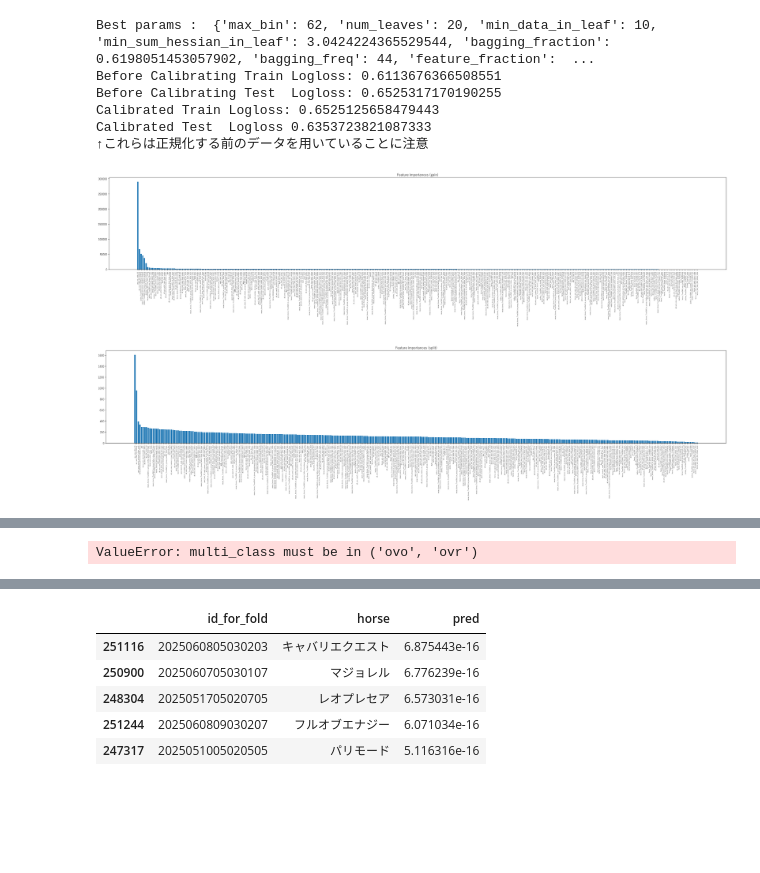
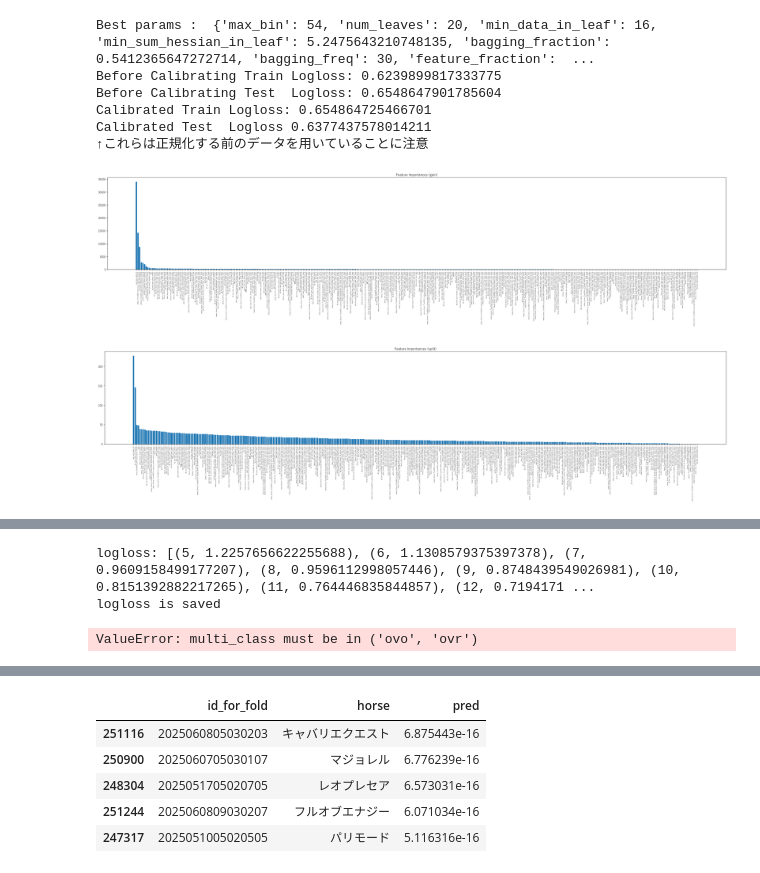
Before and after one commit to NaganagaKen/HORSE_RACING, a Jupyter notebook: Notebook/JV_eda.ipynb, the cells around one changed output, grey strips where cells are left out. Drawn from its saved outputs; the diff is of its cells as text; code cells hidden in the pictures; blank space fills up the shorter version.

```diff
--- a/Notebook/JV_eda.ipynb
+++ b/Notebook/JV_eda.ipynb
@@ -114,6 +95,6 @@ df4[feature_col2].tail()
 | 252409 | -1.741874 | -1.507557 | 牡 | 1.618741 | 1.293472 | 1.137909 | -0.945454 | over4 | 1.390688 | ... |
 | 252410 | 0.757337 | 0.904534 | 牡 | -0.924995 | -0.230977 | -1.544306 | -0.493280 | 3 | -1.560418 | ... |
 # %%
-memo = "revise binary -> multiclass. n_rials=100."
-model, df_pred = model_tuner_multi.multi_lightGBM(df4, feature_col2, memo=memo, n_trials=100, save_result=True, visualization=True)
+memo = "saving score test"
+model, df_pred = model_tuner_multi.multi_lightGBM(df4, feature_col2, memo=memo, n_trials=2, save_result=True, visualization=True)
 # %% [output]
@@ -137,8 +104,8 @@ model, df_pred = model_tuner_multi.multi_lightGBM(df4, feature_col2, memo=memo,
-Best params :  {'max_bin': 62, 'num_leaves': 20, 'min_data_in_leaf': 10, 'min_sum_hessian_in_leaf': 3.0424224365529544, 'bagging_fraction': 0.6198051453057902, 'bagging_freq': 44, 'feature_fraction':  ...
-Before Calibrating Train Logloss: 0.6113676366508551
-Before Calibrating Test  Logloss: 0.6525317170190255
-Calibrated Train Logloss: 0.6525125658479443
-Calibrated Test  Logloss 0.6353723821087333
+Best params :  {'max_bin': 54, 'num_leaves': 20, 'min_data_in_leaf': 16, 'min_sum_hessian_in_leaf': 5.2475643210748135, 'bagging_fraction': 0.5412365647272714, 'bagging_freq': 30, 'feature_fraction':  ...
+Before Calibrating Train Logloss: 0.6239899817333775
+Before Calibrating Test  Logloss: 0.6548647901785604
+Calibrated Train Logloss: 0.654864725466701
+Calibrated Test  Logloss 0.6377437578014211
 ↑これらは正規化する前のデータを用いていることに注意
-[figure, old version]
+[figure, new version]
-[figure, old version]
+[figure, new version]
@@ -151 +112,3 @@ Calibrated Test  Logloss 0.6353723821087333
-ValueError: multi_class must be in ('ovo', 'ovr')
+logloss: [(5, 1.2257656622255688), (6, 1.1308579375397378), (7, 0.9609158499177207), (8, 0.9596112998057446), (9, 0.8748439549026981), (10, 0.8151392882217265), (11, 0.764446835844857), (12, 0.7194171 ...
+logloss is saved
+ValueError: multi_class must be in ('ovo', 'ovr')
```
Also changed, not shown: parts of 7 cells of this notebook, 5 other files.
